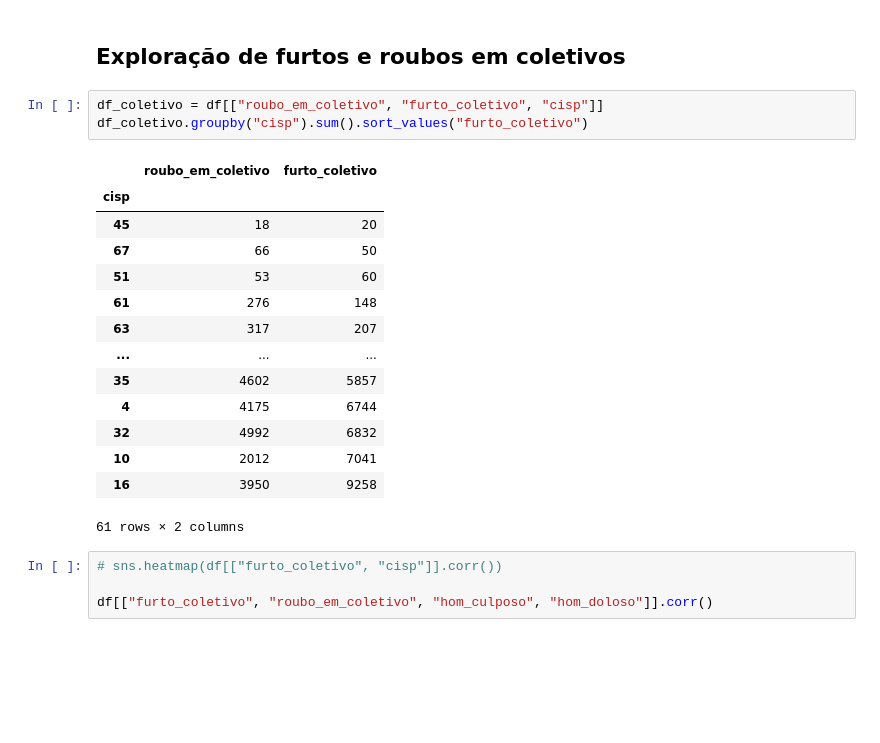
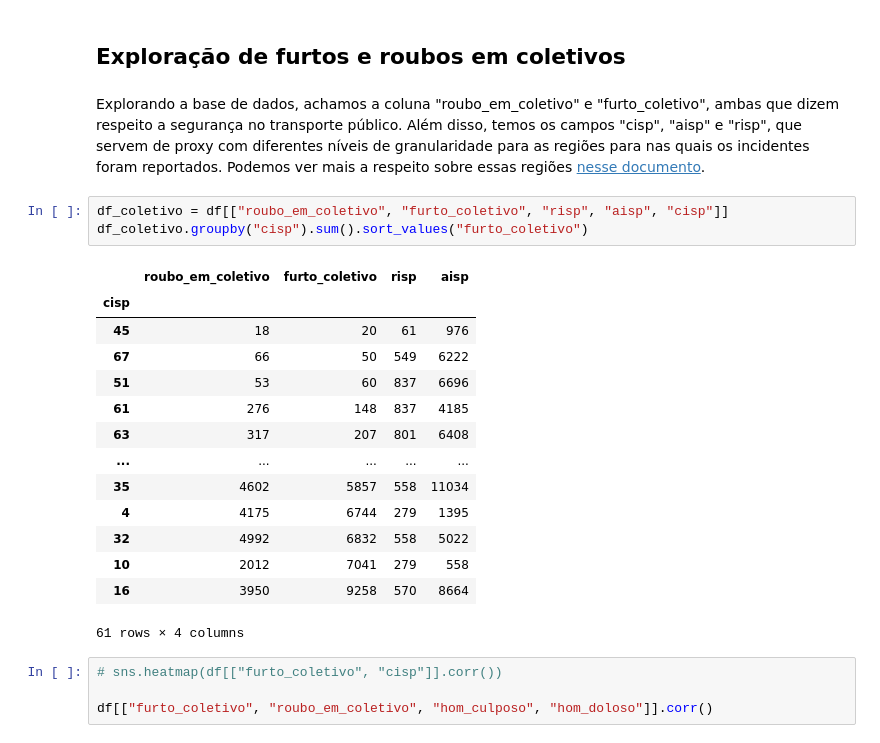
Before and after one commit to UFRJ-Analytica/PS-2026.1, a Jupyter notebook: notebooks/analiseexploratoria.ipynb, the cells around one changed output. Saved outputs shown, nothing was run; the diff lists cells and outputs as text; blank space fills up the shorter version.

```diff
--- a/notebooks/analiseexploratoria.ipynb
+++ b/notebooks/analiseexploratoria.ipynb
@@ -94,24 +92,27 @@ print(f"Min: {df["ano"].min()}, Max: {df["ano"].max()}")
 Min: 2003, Max: 2026
 # %% [markdown]
 ## Exploração de furtos e roubos em coletivos
+# %% [markdown]
+Explorando a base de dados, achamos a coluna "roubo_em_coletivo" e "furto_coletivo", ambas que dizem respeito a segurança no transporte público.
+Além disso, temos os campos "cisp", "aisp" e "risp", que servem de proxy com diferentes níveis de granularidade para as regiões para nas quais os incidentes foram reportados. Podemos ver mais a respeito sobre essas regiões [nesse documento](https://www.ispdados.rj.gov.br/Arquivos/Relacaodas%20RISP_AISP.pdf).
 # %%
-df_coletivo = df[["roubo_em_coletivo", "furto_coletivo", "cisp"]]
+df_coletivo = df[["roubo_em_coletivo", "furto_coletivo", "risp", "aisp", "cisp"]]
 df_coletivo.groupby("cisp").sum().sort_values("furto_coletivo")
 # %% [output]
-|  | roubo_em_coletivo | furto_coletivo |
-| cisp |  |  |
-| 45 | 18 | 20 |
-| 67 | 66 | 50 |
-| 51 | 53 | 60 |
-| 61 | 276 | 148 |
-| 63 | 317 | 207 |
-| ... | ... | ... |
-| 35 | 4602 | 5857 |
-| 4 | 4175 | 6744 |
-| 32 | 4992 | 6832 |
-| 10 | 2012 | 7041 |
-| 16 | 3950 | 9258 |
+|  | roubo_em_coletivo | furto_coletivo | risp | aisp |
+| cisp |  |  |  |  |
+| 45 | 18 | 20 | 61 | 976 |
+| 67 | 66 | 50 | 549 | 6222 |
+| 51 | 53 | 60 | 837 | 6696 |
+| 61 | 276 | 148 | 837 | 4185 |
+| 63 | 317 | 207 | 801 | 6408 |
+| ... | ... | ... | ... | ... |
+| 35 | 4602 | 5857 | 558 | 11034 |
+| 4 | 4175 | 6744 | 279 | 1395 |
+| 32 | 4992 | 6832 | 558 | 5022 |
+| 10 | 2012 | 7041 | 279 | 558 |
+| 16 | 3950 | 9258 | 570 | 8664 |
-61 rows × 2 columns
+61 rows × 4 columns
 # %%
 # sns.heatmap(df[["furto_coletivo", "cisp"]].corr())
 
```
Also changed, not shown: parts of 11 cells of this notebook.
